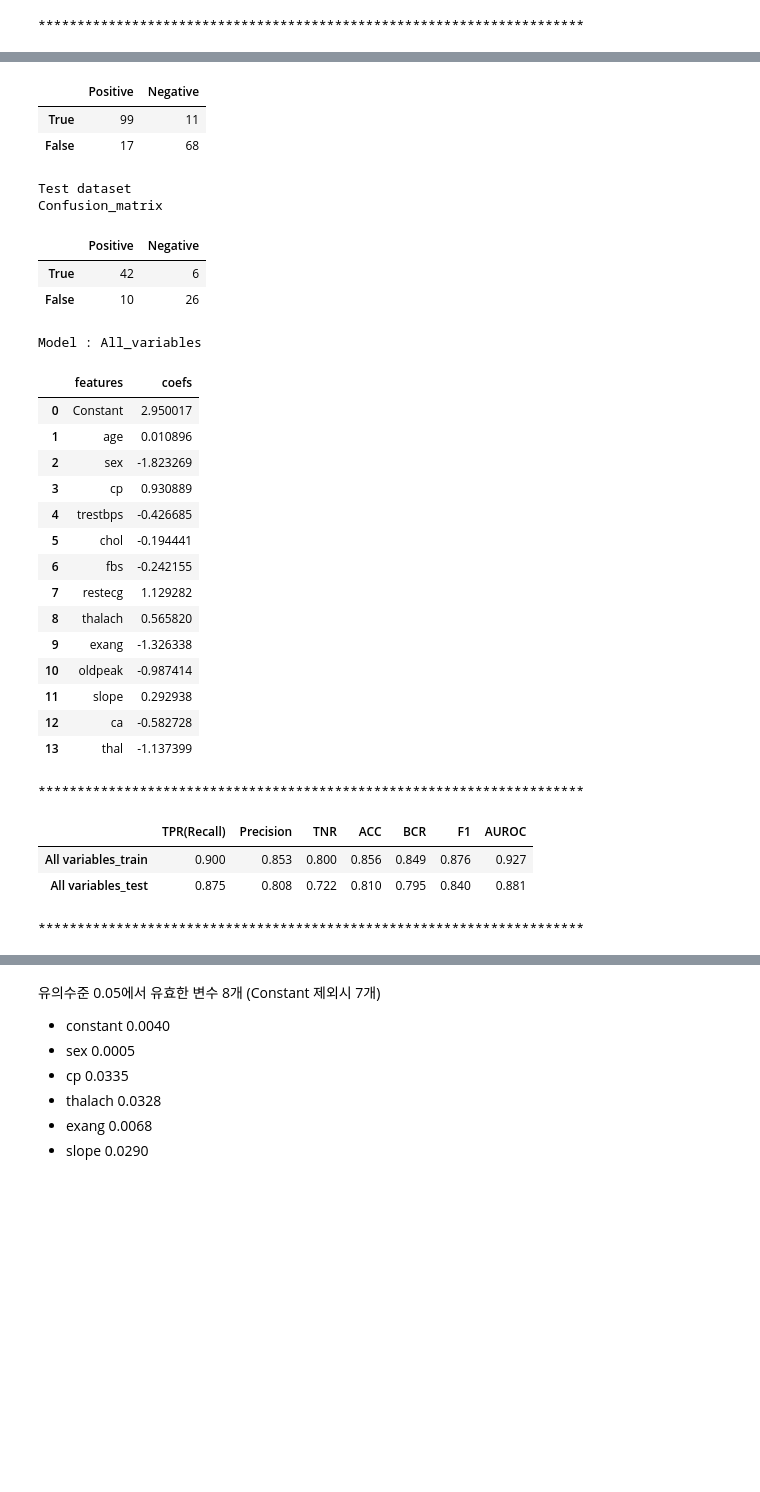
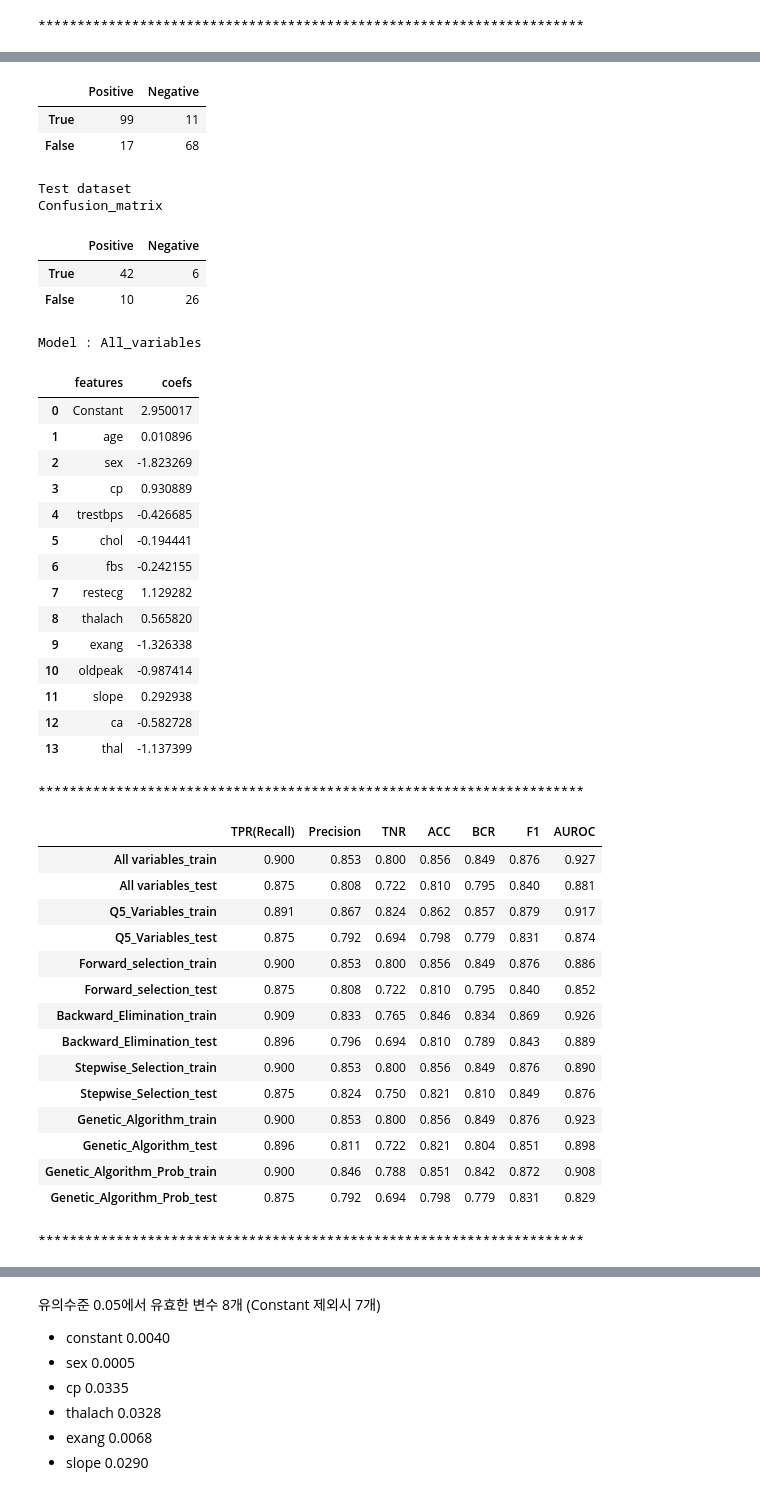
Before and after one commit to umkiyoung/MultivariateAnalysis, a Jupyter notebook: Assignments/Assignment_2/LogisticRegression_heart.ipynb, the cells around one changed output, grey strips where cells are left out. Cells and saved outputs as stored; diff of their text form; code cells hidden in the pictures; blank space fills up the shorter version.

```diff
--- a/Assignments/Assignment_2/LogisticRegression_heart.ipynb
+++ b/Assignments/Assignment_2/LogisticRegression_heart.ipynb
@@ -260,0 +270,14 @@ sns.countplot(data=data, x='target')
+# %%
+def multiple_x_violinplot(data, x, y):
+    fig, axs = plt.subplots(1, len(data[x].unique()), figsize=(20,5))
+    for i, val in enumerate(data[x].unique()):
+        sns.violinplot(data=data[data[x] == val], x=x, y=y, ax=axs[i])
+        axs[i].set_title(val)
+    plt.show()
+
+# plot all violin plots in one row
+fig, axs = plt.subplots(1, 5, figsize=(20,5))
+for i, col in enumerate(['age', 'trestbps', 'chol', 'thalach', 'oldpeak']):
+    sns.violinplot(data=data, x='target', y=col, ax=axs[i])
+    axs[i].set_title(col)
+plt.show()
@@ -260,0 +288,12 @@ sns.countplot(data=data, x='target')
+# %%
+def stacked_bar_chart_for_categorical_variables(data, x, y, ax):
+    df = pd.DataFrame(data.groupby([x, y]).size().reset_index(name='counts'))
+    df = df.pivot(index=x, columns=y, values='counts')
+    df.plot(kind='bar', stacked=True, figsize=(15,5), ax=ax)
+    ax.set_title(f"{x} vs {y}")
+
+# plot all stacked bar charts in one row
+fig, axs = plt.subplots(1, 8, figsize=(30,5))
+for i, col in enumerate(['sex', 'cp', 'fbs', 'restecg', 'exang', 'slope', 'ca', 'thal']):
+    stacked_bar_chart_for_categorical_variables(data, col, 'target', axs[i])
+plt.show()
@@ -823,6 +861,9 @@ def auroc_dtframe_init(model,x,y):
 
     return AUROC
 
+def auroc_score(AUROC):
+    return np.sum((AUROC['TPR'])*(AUROC['FPR']-AUROC['FPR'].shift()))
+
 
 def auroc(model, x_trn, x_tst, y_trn, y_tst):
     AUROC_trn = auroc_dtframe_init(model, x_trn,y_trn)
@@ -906,8 +947,8 @@ logit_pvalue(full_model, x_trn, feature_names)
 
 AUROC_trn, AUROC_tst = auroc(full_model,x_trn,x_tst,y_trn,y_tst)
 
-trn_AUROC_Score = round(np.sum((AUROC_trn['TPR'])*(AUROC_trn['FPR']-AUROC_trn['FPR'].shift())),3)
-tst_AUROC_Score = round(np.sum((AUROC_tst['TPR'])*(AUROC_tst['FPR']-AUROC_tst['FPR'].shift())),3)
+trn_AUROC_Score = round(auroc_score(AUROC_trn),3)
+tst_AUROC_Score = round(auroc_score(AUROC_tst),3)
 AUROC_curve(AUROC_trn,AUROC_tst)
 y_pred_train = full_model.predict(x_trn)
 y_pred = full_model.predict(x_tst)
@@ -938,33 +979,45 @@ Training time : 0.031
 Train dataset
 Confusion_matrix
 |  | Positive | Negative |
 | True | 99 | 11 |
 | False | 17 | 68 |
 Test dataset
 Confusion_matrix
 |  | Positive | Negative |
 | True | 42 | 6 |
 | False | 10 | 26 |
 Model : All_variables
 |  | features | coefs |
 | 0 | Constant | 2.950017 |
 | 1 | age | 0.010896 |
 | 2 | sex | -1.823269 |
 | 3 | cp | 0.930889 |
 | 4 | trestbps | -0.426685 |
 | 5 | chol | -0.194441 |
 | 6 | fbs | -0.242155 |
 | 7 | restecg | 1.129282 |
 | 8 | thalach | 0.565820 |
 | 9 | exang | -1.326338 |
 | 10 | oldpeak | -0.987414 |
 | 11 | slope | 0.292938 |
 | 12 | ca | -0.582728 |
 | 13 | thal | -1.137399 |
 **********************************************************************
 |  | TPR(Recall) | Precision | TNR | ACC | BCR | F1 | AUROC |
 | All variables_train | 0.900 | 0.853 | 0.800 | 0.856 | 0.849 | 0.876 | 0.927 |
 | All variables_test | 0.875 | 0.808 | 0.722 | 0.810 | 0.795 | 0.840 | 0.881 |
+| Q5_Variables_train | 0.891 | 0.867 | 0.824 | 0.862 | 0.857 | 0.879 | 0.917 |
+| Q5_Variables_test | 0.875 | 0.792 | 0.694 | 0.798 | 0.779 | 0.831 | 0.874 |
+| Forward_selection_train | 0.900 | 0.853 | 0.800 | 0.856 | 0.849 | 0.876 | 0.886 |
+| Forward_selection_test | 0.875 | 0.808 | 0.722 | 0.810 | 0.795 | 0.840 | 0.852 |
+| Backward_Elimination_train | 0.909 | 0.833 | 0.765 | 0.846 | 0.834 | 0.869 | 0.926 |
+| Backward_Elimination_test | 0.896 | 0.796 | 0.694 | 0.810 | 0.789 | 0.843 | 0.889 |
+| Stepwise_Selection_train | 0.900 | 0.853 | 0.800 | 0.856 | 0.849 | 0.876 | 0.890 |
+| Stepwise_Selection_test | 0.875 | 0.824 | 0.750 | 0.821 | 0.810 | 0.849 | 0.876 |
+| Genetic_Algorithm_train | 0.900 | 0.853 | 0.800 | 0.856 | 0.849 | 0.876 | 0.923 |
+| Genetic_Algorithm_test | 0.896 | 0.811 | 0.722 | 0.821 | 0.804 | 0.851 | 0.898 |
+| Genetic_Algorithm_Prob_train | 0.900 | 0.846 | 0.788 | 0.851 | 0.842 | 0.872 | 0.908 |
+| Genetic_Algorithm_Prob_test | 0.875 | 0.792 | 0.694 | 0.798 | 0.779 | 0.831 | 0.829 |
 **********************************************************************
 [figure]
 # %% [markdown]
```
Also changed, not shown: parts of 20 cells of this notebook, 1 other file.
